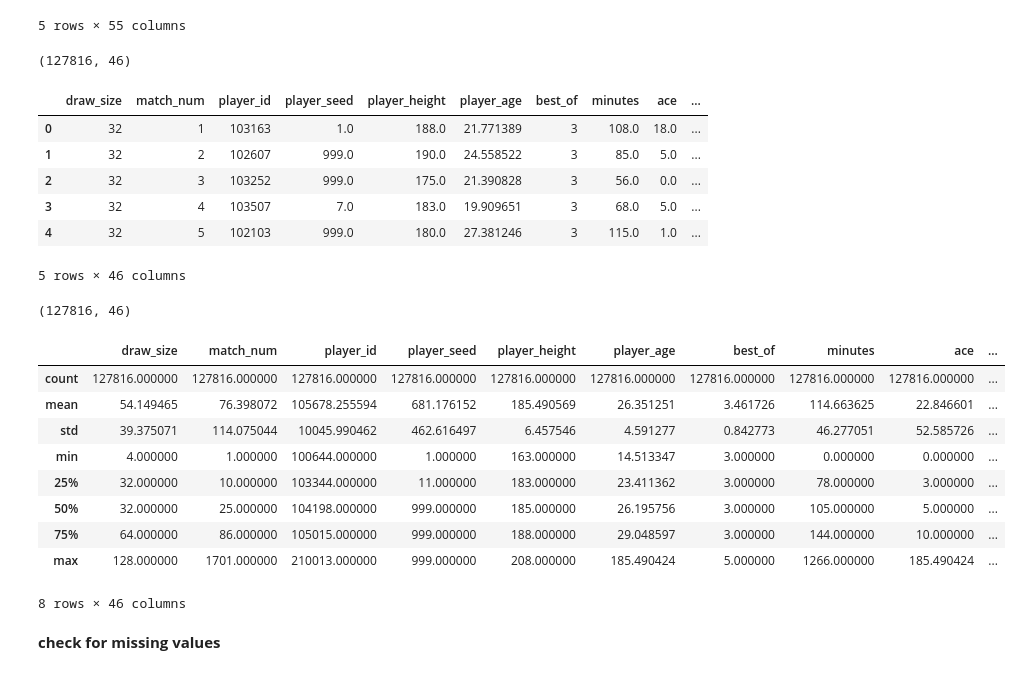
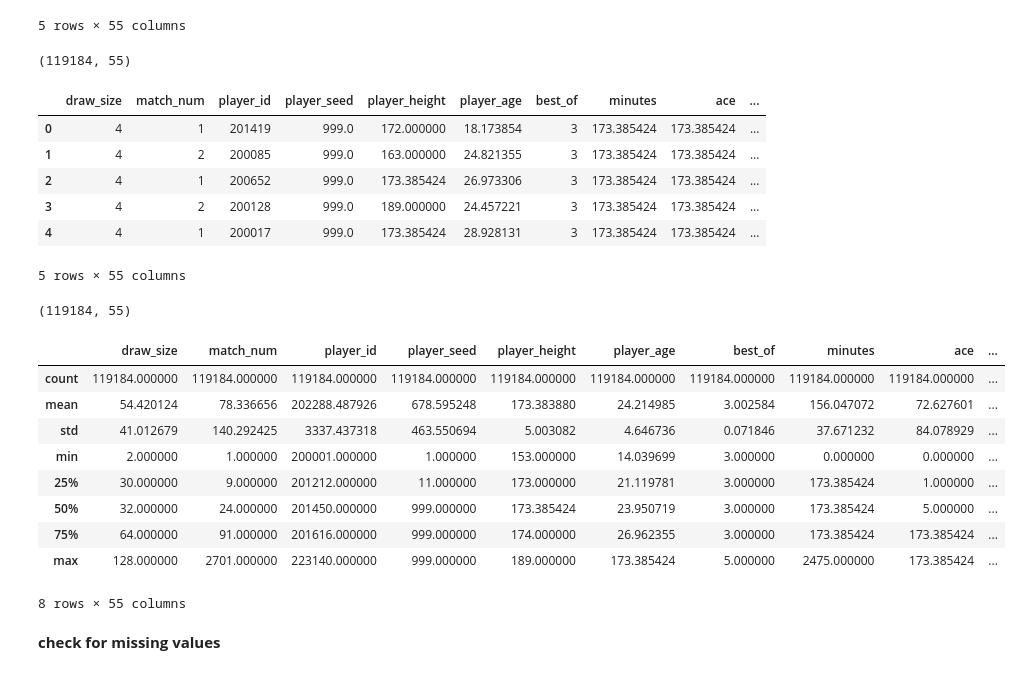
Before and after one commit to DSEI21000-S21/project-tennis-ml, a Jupyter notebook: WTA_ML.ipynb, the cells around one changed output. Saved outputs shown, nothing was run; the diff lists cells and outputs as text; code cells hidden in the pictures.

```diff
--- a/WTA_ML.ipynb
+++ b/WTA_ML.ipynb
@@ -36,41 +36,40 @@ wta_data.head()
 mask = wta_data["french_open_2020"] == 1
 wta_french_open_2020 = wta_data[mask]
 wta_french_open_2020 = wta_french_open_2020.reset_index(drop=True)
-# %%
-atp_data = atp_data[atp_data["french_open_2020"] == 0]
-atp_data.shape
-#(128070, 46)
-# %% [output]
-(127816, 46)
+# %%
+wta_data = wta_data[wta_data["french_open_2020"] == 0]
+wta_data.shape
+# %% [output]
+(119184, 55)
 # %%
-atp_data = atp_data.reset_index(drop = True)
+wta_data = wta_data.reset_index(drop = True)
 # %%
-atp_data.head()
+wta_data.head()
 # %% [output]
 |  | draw_size | match_num | player_id | player_seed | player_height | player_age | best_of | minutes | ace | ... |
-| 0 | 32 | 1 | 103163 | 1.0 | 188.0 | 21.771389 | 3 | 108.0 | 18.0 | ... |
-| 1 | 32 | 2 | 102607 | 999.0 | 190.0 | 24.558522 | 3 | 85.0 | 5.0 | ... |
-| 2 | 32 | 3 | 103252 | 999.0 | 175.0 | 21.390828 | 3 | 56.0 | 0.0 | ... |
-| 3 | 32 | 4 | 103507 | 7.0 | 183.0 | 19.909651 | 3 | 68.0 | 5.0 | ... |
-| 4 | 32 | 5 | 102103 | 999.0 | 180.0 | 27.381246 | 3 | 115.0 | 1.0 | ... |
+| 0 | 4 | 1 | 201419 | 999.0 | 172.000000 | 18.173854 | 3 | 173.385424 | 173.385424 | ... |
+| 1 | 4 | 2 | 200085 | 999.0 | 163.000000 | 24.821355 | 3 | 173.385424 | 173.385424 | ... |
+| 2 | 4 | 1 | 200652 | 999.0 | 173.385424 | 26.973306 | 3 | 173.385424 | 173.385424 | ... |
+| 3 | 4 | 2 | 200128 | 999.0 | 189.000000 | 24.457221 | 3 | 173.385424 | 173.385424 | ... |
+| 4 | 4 | 1 | 200017 | 999.0 | 173.385424 | 28.928131 | 3 | 173.385424 | 173.385424 | ... |
-5 rows × 46 columns
+5 rows × 55 columns
 # %%
-atp_data.shape
+wta_data.shape
 # %% [output]
-(127816, 46)
+(119184, 55)
 # %%
-atp_data.describe()
+wta_data.describe()
 # %% [output]
 |  | draw_size | match_num | player_id | player_seed | player_height | player_age | best_of | minutes | ace | ... |
-| count | 127816.000000 | 127816.000000 | 127816.000000 | 127816.000000 | 127816.000000 | 127816.000000 | 127816.000000 | 127816.000000 | 127816.000000 | ... |
-| mean | 54.149465 | 76.398072 | 105678.255594 | 681.176152 | 185.490569 | 26.351251 | 3.461726 | 114.663625 | 22.846601 | ... |
-| std | 39.375071 | 114.075044 | 10045.990462 | 462.616497 | 6.457546 | 4.591277 | 0.842773 | 46.277051 | 52.585726 | ... |
-| min | 4.000000 | 1.000000 | 100644.000000 | 1.000000 | 163.000000 | 14.513347 | 3.000000 | 0.000000 | 0.000000 | ... |
-| 25% | 32.000000 | 10.000000 | 103344.000000 | 11.000000 | 183.000000 | 23.411362 | 3.000000 | 78.000000 | 3.000000 | ... |
-| 50% | 32.000000 | 25.000000 | 104198.000000 | 999.000000 | 185.000000 | 26.195756 | 3.000000 | 105.000000 | 5.000000 | ... |
-| 75% | 64.000000 | 86.000000 | 105015.000000 | 999.000000 | 188.000000 | 29.048597 | 3.000000 | 144.000000 | 10.000000 | ... |
-| max | 128.000000 | 1701.000000 | 210013.000000 | 999.000000 | 208.000000 | 185.490424 | 5.000000 | 1266.000000 | 185.490424 | ... |
+| count | 119184.000000 | 119184.000000 | 119184.000000 | 119184.000000 | 119184.000000 | 119184.000000 | 119184.000000 | 119184.000000 | 119184.000000 | ... |
+| mean | 54.420124 | 78.336656 | 202288.487926 | 678.595248 | 173.383880 | 24.214985 | 3.002584 | 156.047072 | 72.627601 | ... |
+| std | 41.012679 | 140.292425 | 3337.437318 | 463.550694 | 5.003082 | 4.646736 | 0.071846 | 37.671232 | 84.078929 | ... |
+| min | 2.000000 | 1.000000 | 200001.000000 | 1.000000 | 153.000000 | 14.039699 | 3.000000 | 0.000000 | 0.000000 | ... |
+| 25% | 30.000000 | 9.000000 | 201212.000000 | 11.000000 | 173.000000 | 21.119781 | 3.000000 | 173.385424 | 1.000000 | ... |
+| 50% | 32.000000 | 24.000000 | 201450.000000 | 999.000000 | 173.385424 | 23.950719 | 3.000000 | 173.385424 | 5.000000 | ... |
+| 75% | 64.000000 | 91.000000 | 201616.000000 | 999.000000 | 174.000000 | 26.962355 | 3.000000 | 173.385424 | 173.385424 | ... |
+| max | 128.000000 | 2701.000000 | 223140.000000 | 999.000000 | 189.000000 | 173.385424 | 5.000000 | 2475.000000 | 173.385424 | ... |
-8 rows × 46 columns
+8 rows × 55 columns
 # %% [markdown]
 **check for missing values**
 # %%
```
Also changed, not shown: parts of 1 cell of this notebook.
